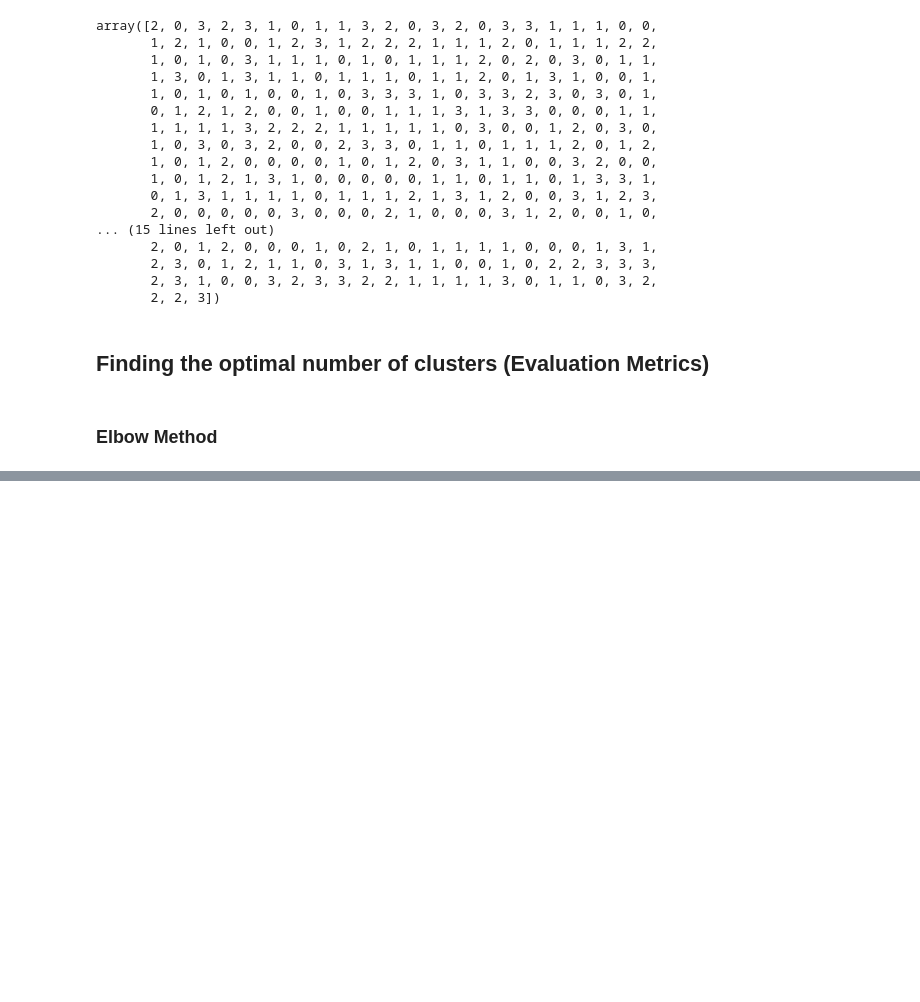
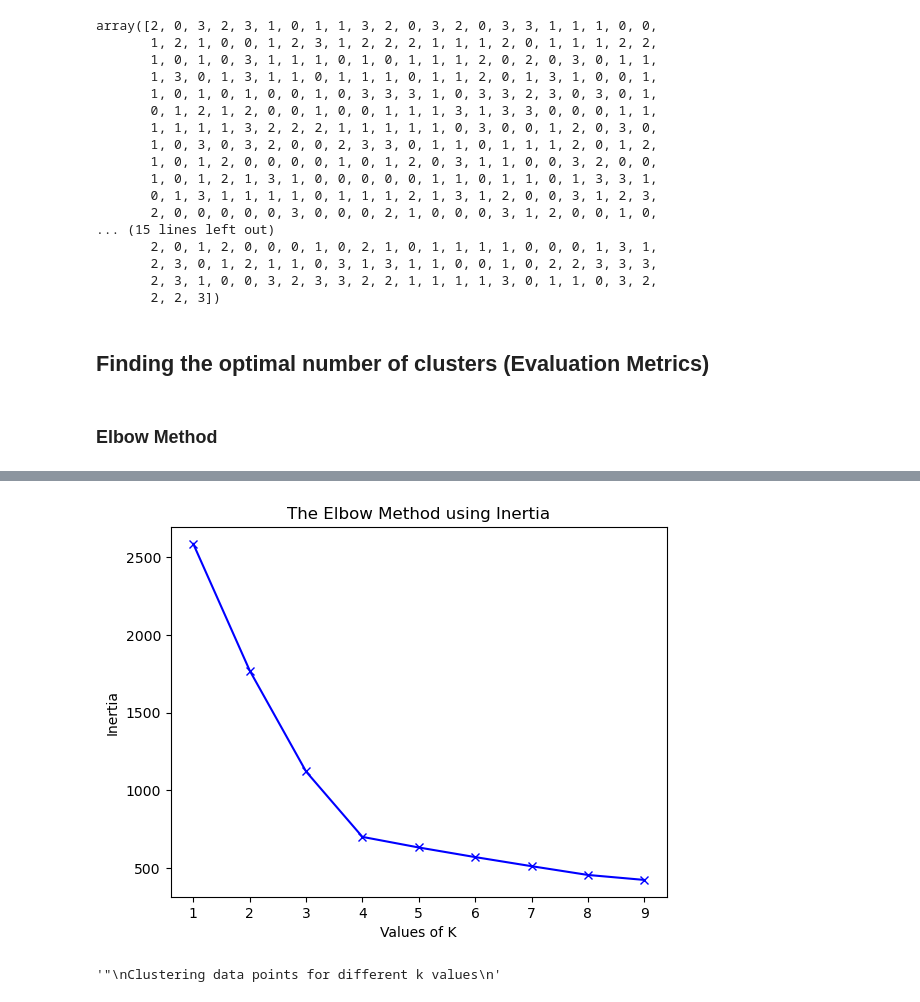
Before and after one commit to Godwin-Oti/E.Commerce, a Jupyter notebook: Clustering.ipynb, the cells around one changed output, grey strips where cells are left out. Drawn from its saved outputs; the diff is of its cells as text; code cells hidden in the pictures; blank space fills up the shorter version.

```diff
--- a/Clustering.ipynb
+++ b/Clustering.ipynb
@@ -394,0 +484,14 @@ array([2, 0, 3, 2, 3, 1, 0, 1, 1, 3, 2, 0, 3, 2, 0, 3, 3, 1, 1, 1, 0, 0,
+# %%
+plt.plot(K, inertias, 'bx-')
+plt.xlabel('Values of K')
+plt.ylabel('Inertia')
+plt.title('The Elbow Method using Inertia')
+plt.show()
+# %% [output]
+[figure, added]
+# %%
+""""
+Clustering data points for different k values
+"""
+# %% [output]
+'"\nClustering data points for different k values\n'
```
Also changed, not shown: parts of 26 cells of this notebook.
